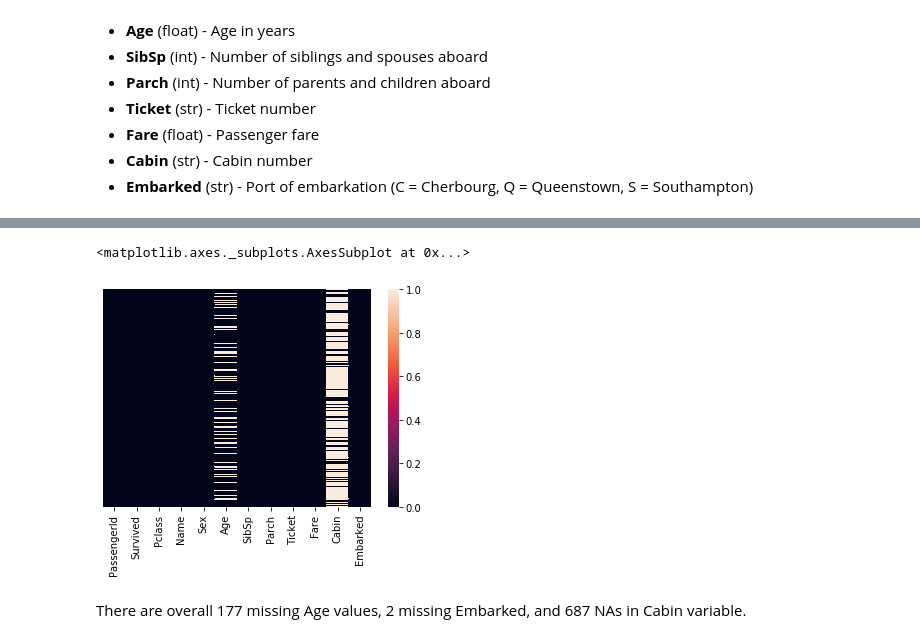
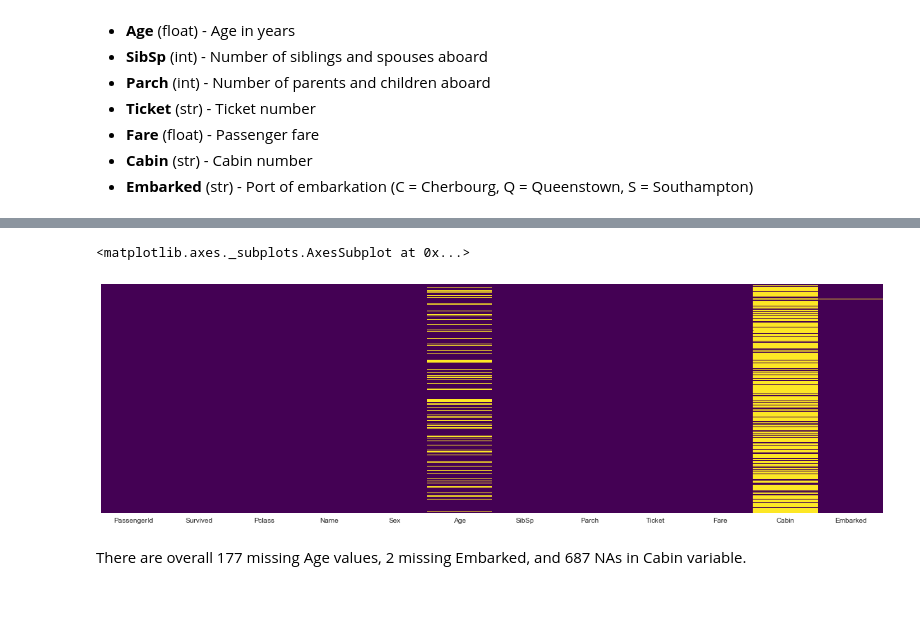
Before and after one commit to Twinklerastogi/Data-Analysis, a Jupyter notebook: Titanic/Tiatnic_EDA.ipynb, the cells around one changed output, grey strips where cells are left out. Cells and saved outputs as stored; diff of their text form; code cells hidden in the pictures; blank space fills up the shorter version.

Commit message:
Visualizations Improved

```diff
--- a/Titanic/Tiatnic_EDA.ipynb
+++ b/Titanic/Tiatnic_EDA.ipynb
@@ -3,7 +3,7 @@ import pandas as pd
 import numpy as np
 import seaborn as sns
 import matplotlib.pyplot as plt
-%matplotlib inline
+sns.set_style('darkgrid')
 import warnings
 warnings.filterwarnings('ignore')
 # %% [markdown]
@@ -30,10 +30,11 @@ titanic.head()
 | 3 | 4 | 1 | 1 | Futrelle, Mrs. Jacques Heath (Lil... | female | 35.0 | 1 | 0 | 113803 | 53.1000 | ... |
 | 4 | 5 | 0 | 3 | Allen, Mr. William Henry | male | 35.0 | 0 | 0 | 373450 | 8.0500 | ... |
 # %%
-sns.heatmap(titanic.isnull(), yticklabels=False)
+fig = plt.figure(figsize=(20, 6))
+sns.heatmap(titanic.isnull(), yticklabels=False, cbar=False, cmap='viridis')
 # %% [output]
 <matplotlib.axes._subplots.AxesSubplot at 0x...>
-[figure, old version]
+[figure, new version]
 # %% [markdown]
 There are overall 177 missing Age values, 2 missing Embarked, and 687 NAs in Cabin variable.
 # %% [markdown]
```
Also changed, not shown: parts of 8 cells of this notebook, 4 other files.
